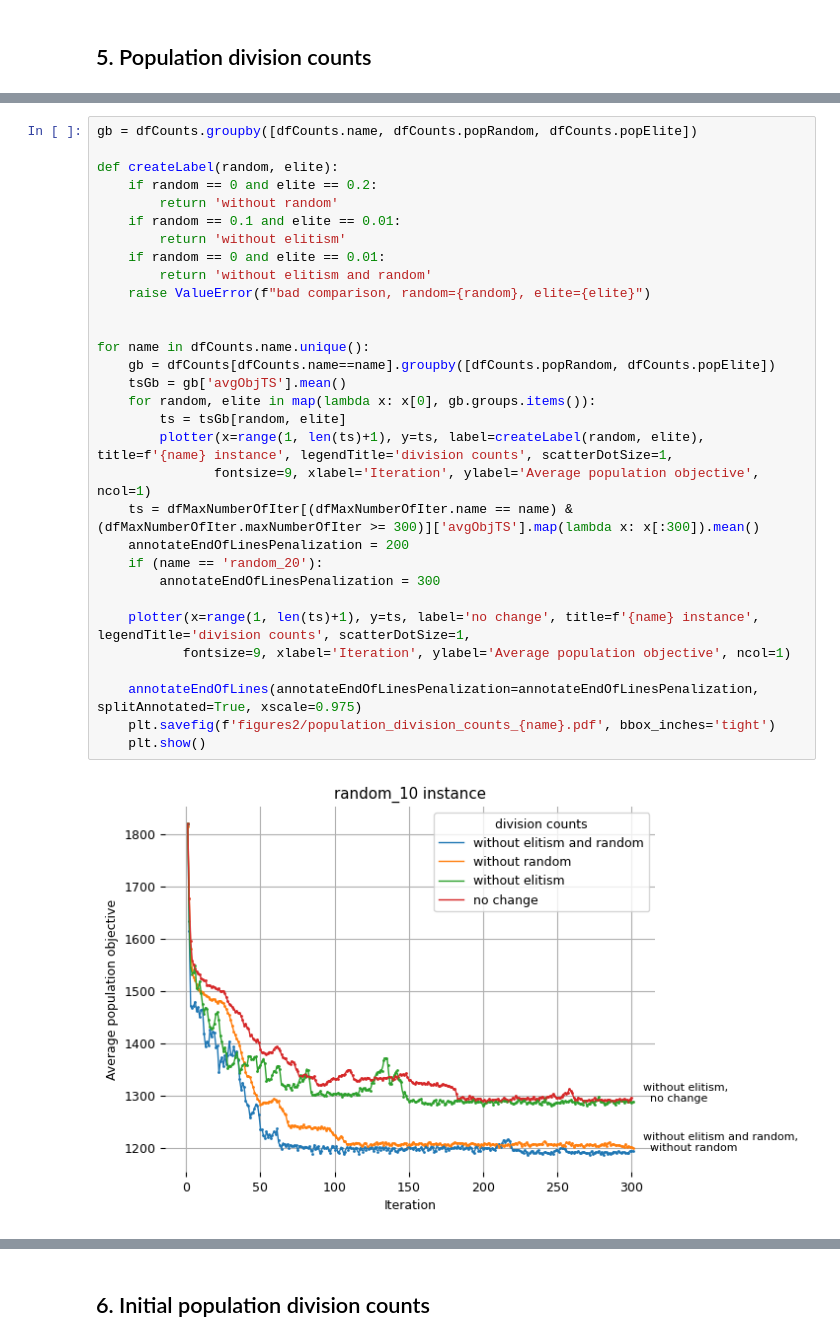
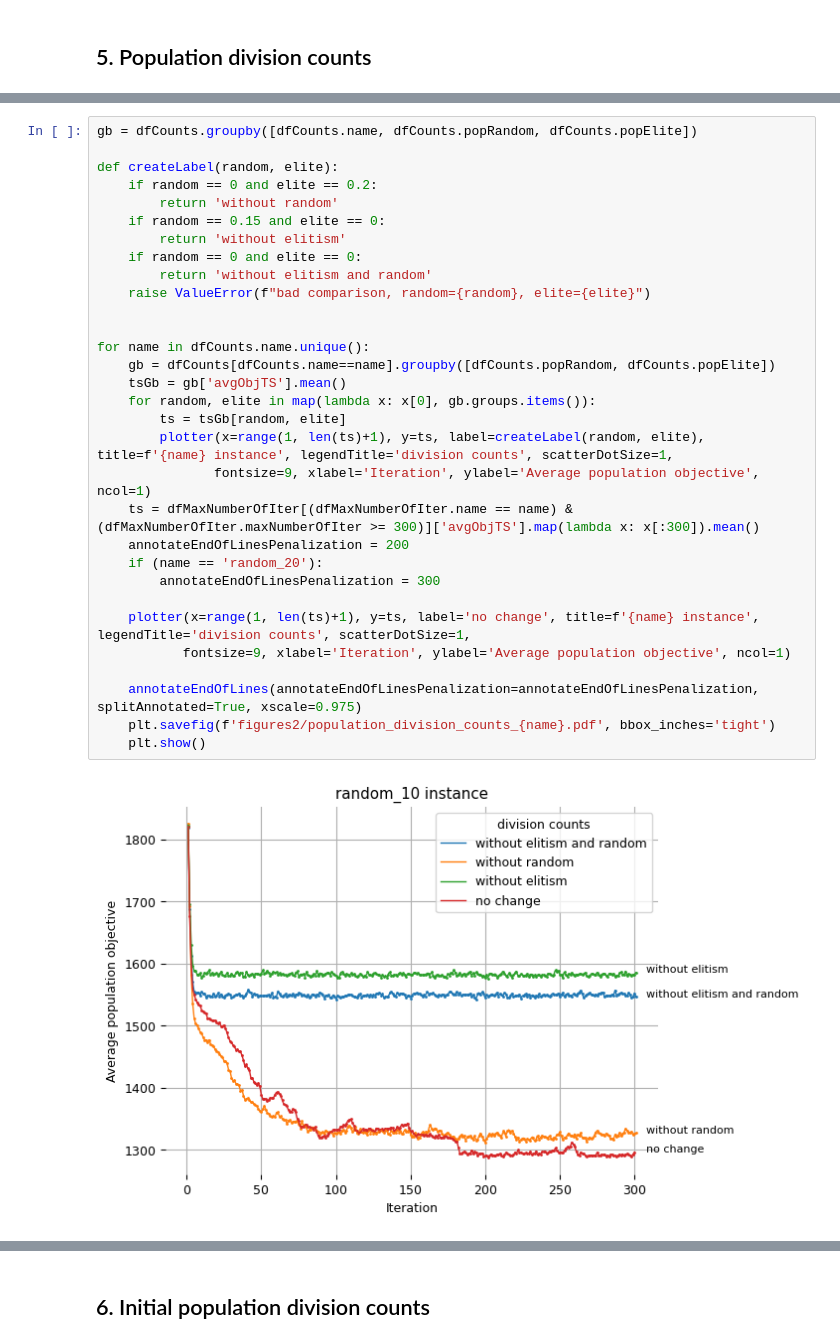
Before and after one commit to TaIos/master-thesis, a Jupyter notebook: src/notebooks/graphs.ipynb, the cells around one changed output, grey strips where cells are left out. Cells and saved outputs as stored; diff of their text form.

```diff
--- a/src/notebooks/graphs.ipynb
+++ b/src/notebooks/graphs.ipynb
@@ -596,33 +597,33 @@ dfCounts['popElite'] = dfCounts.populationDivisionCounts.apply(lambda x: x['elit
 # %%
 gb = dfCounts.groupby([dfCounts.name, dfCounts.popRandom, dfCounts.popElite])
 
 def createLabel(random, elite):
     if random == 0 and elite == 0.2:
         return 'without random'
-    if random == 0.1 and elite == 0.01:
+    if random == 0.15 and elite == 0:
         return 'without elitism'
-    if random == 0 and elite == 0.01:
+    if random == 0 and elite == 0:
         return 'without elitism and random'
     raise ValueError(f"bad comparison, random={random}, elite={elite}")
 
 
 for name in dfCounts.name.unique():
     gb = dfCounts[dfCounts.name==name].groupby([dfCounts.popRandom, dfCounts.popElite])
     tsGb = gb['avgObjTS'].mean()
     for random, elite in map(lambda x: x[0], gb.groups.items()):
         ts = tsGb[random, elite]
         plotter(x=range(1, len(ts)+1), y=ts, label=createLabel(random, elite), title=f'{name} instance', legendTitle='division counts', scatterDotSize=1,
                fontsize=9, xlabel='Iteration', ylabel='Average population objective', ncol=1)
     ts = dfMaxNumberOfIter[(dfMaxNumberOfIter.name == name) & (dfMaxNumberOfIter.maxNumberOfIter >= 300)]['avgObjTS'].map(lambda x: x[:300]).mean()
     annotateEndOfLinesPenalization = 200
     if (name == 'random_20'):
         annotateEndOfLinesPenalization = 300
 
     plotter(x=range(1, len(ts)+1), y=ts, label='no change', title=f'{name} instance', legendTitle='division counts', scatterDotSize=1,
            fontsize=9, xlabel='Iteration', ylabel='Average population objective', ncol=1)
 
     annotateEndOfLines(annotateEndOfLinesPenalization=annotateEndOfLinesPenalization, splitAnnotated=True, xscale=0.975)
     plt.savefig(f'figures2/population_division_counts_{name}.pdf', bbox_inches='tight')
     plt.show()
 # %% [output]
-[figure, old version]
+[figure, new version]
```
Also changed, not shown: parts of 2 cells of this notebook, 5 other files.
